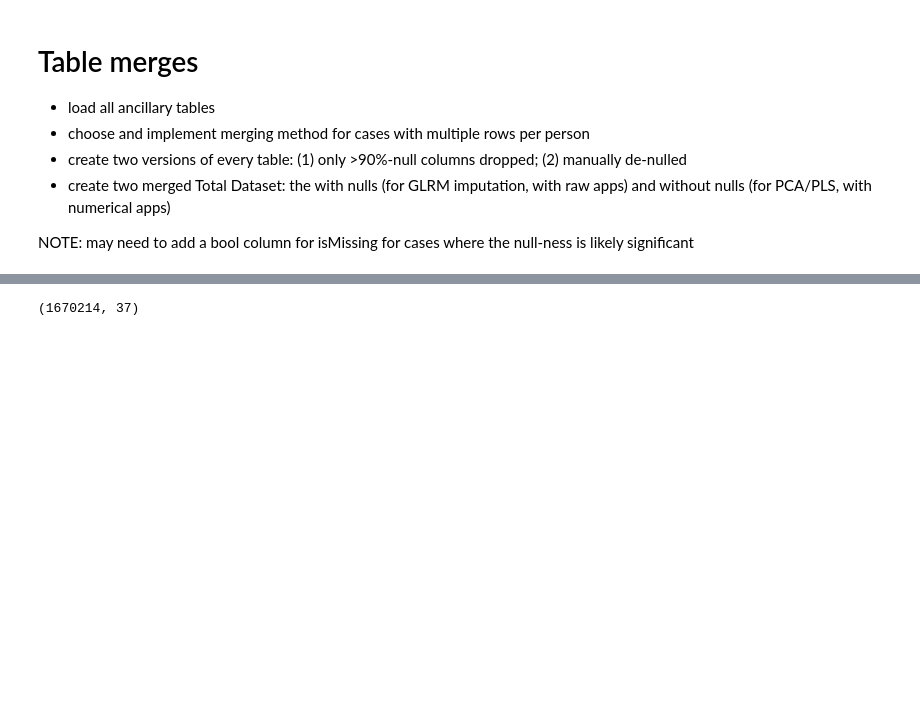
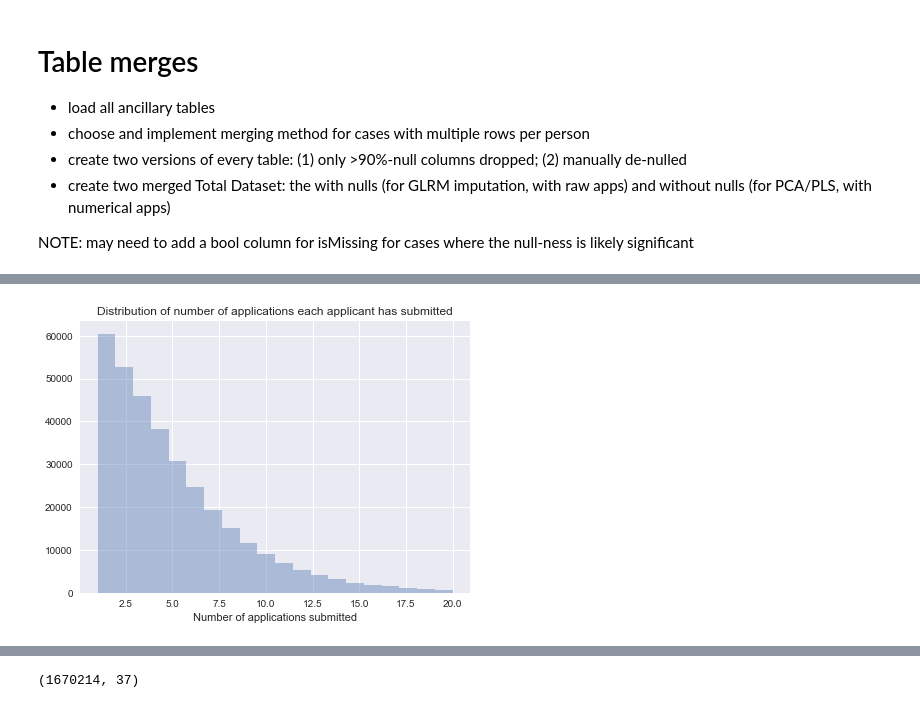
Before and after one commit to wwwslinger/drills, a Jupyter notebook: Thinkful/drills/Supervised Learning Capstone.ipynb, the cells around one changed output, grey strips where cells are left out. Saved outputs shown, nothing was run; the diff lists cells and outputs as text; code cells hidden in the pictures; blank space fills up the shorter version.

```diff
--- a/Thinkful/drills/Supervised Learning Capstone.ipynb
+++ b/Thinkful/drills/Supervised Learning Capstone.ipynb
@@ -540,0 +601,8 @@ NOTE: may need to add a bool column for isMissing for cases where the null-ness
+# %%
+plt.figure(figsize=(7,5))
+sns.distplot([val for val in previous_df.sk_id_curr.value_counts() if val <= 20], kde=False, bins=20)
+plt.title('Distribution of number of applications each applicant has submitted')
+plt.xlabel('Number of applications submitted')
+plt.show()
+# %% [output]
+[figure, added]
```
Also changed, not shown: parts of 91 cells of this notebook.
